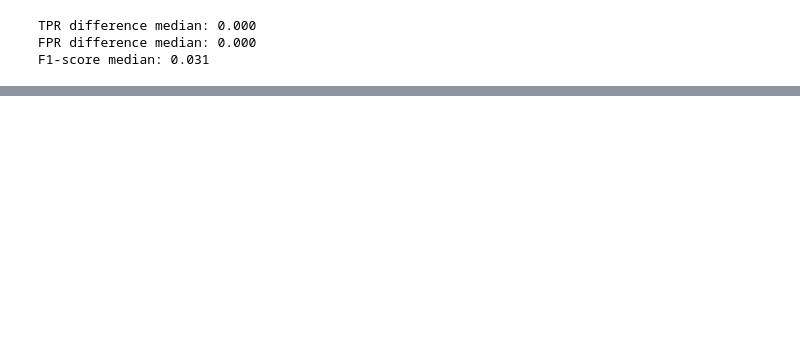
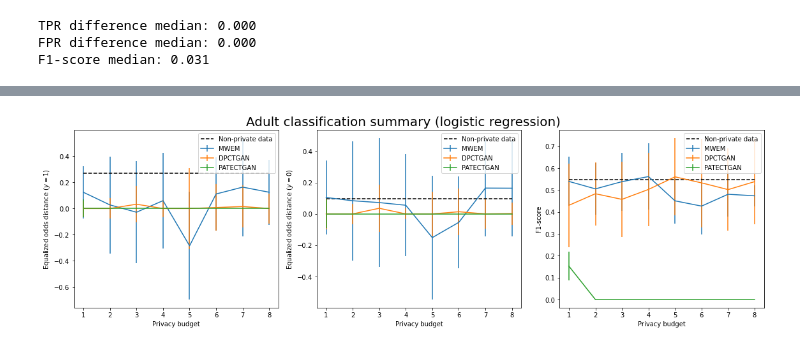
Before and after one commit to kgrabarz/microsoft_capstone_fall_2021, a Jupyter notebook: Code/Pipelines_and_EDA/Adult_Synthetic_Data_Distributions.ipynb, the cells around one changed output, grey strips where cells are left out. Cells and saved outputs as stored; diff of their text form; code cells hidden in the pictures; blank space fills up the shorter version.

```diff
--- a/Code/Pipelines_and_EDA/Adult_Synthetic_Data_Distributions.ipynb
+++ b/Code/Pipelines_and_EDA/Adult_Synthetic_Data_Distributions.ipynb
@@ -634,2 +894,7 @@ get_adult_epsilon_plots(["DPCTGAN", "PATECTGAN"], epsilon_list=epsilon_list, nre
+# %%
+# Plot classification summary for logistic regression
+get_adult_epsilon_plots(["MWEM", "DPCTGAN", "PATECTGAN"], epsilon_list=epsilon_list, nreps=10, classifier="logistic", test_df=non_priv_test, f1_metric="max", non_priv_results=True)
+# %% [output]
+[figure, added]
 # %%
 # Plot classification summary for random forest
```
Also changed, not shown: parts of 45 cells of this notebook.
